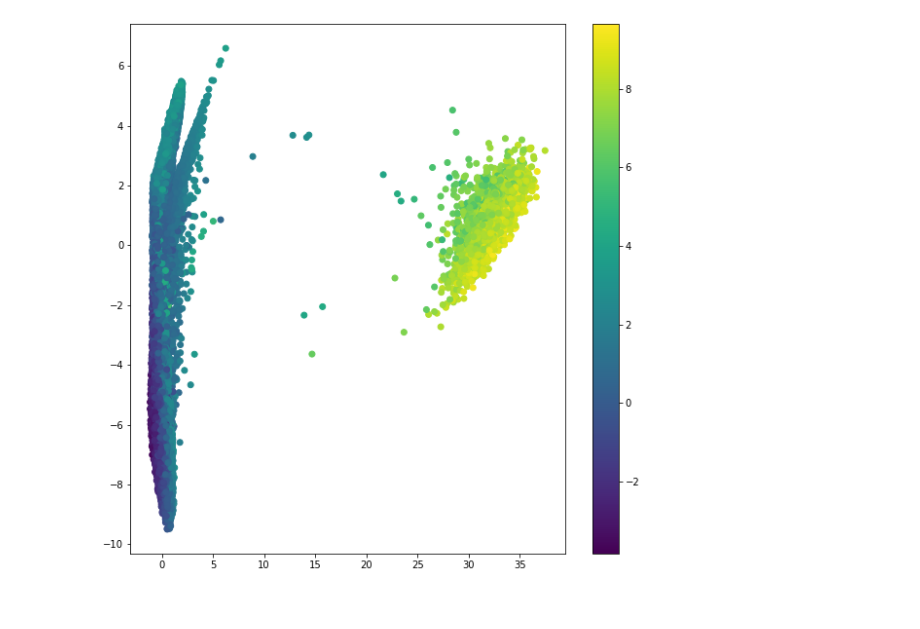
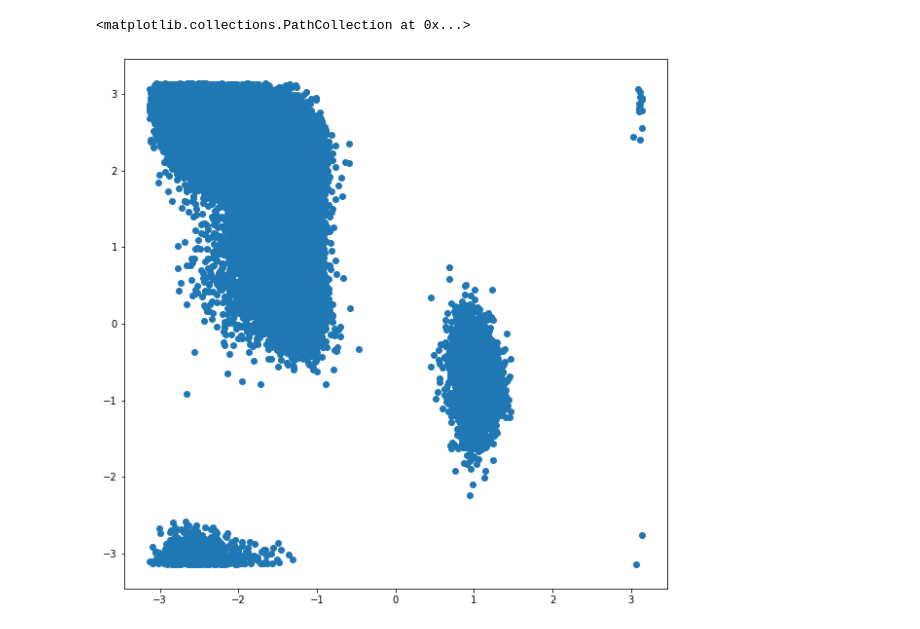
Before and after one commit to amtmanski/AEs, a Jupyter notebook: tae.ipynb, the cells around one changed output. Drawn from its saved outputs; the diff is of its cells as text; code cells hidden in the pictures.

```diff
--- a/tae.ipynb
+++ b/tae.ipynb
@@ -29,2 +178,0 @@ data
-# %%
-data = data.drop(columns='time')
@@ -244,7 +179,8 @@ out = out.detach().numpy()
 # %%
 fig = plt.figure(figsize=(10, 10))
-plt.scatter(out[:,2], out[:,1], c=out[:,0])
-plt.colorbar()
-fig.savefig('reduced.png', dpi=200)
+plt.scatter(data['phi'], data['psi'])
+plt.show()
+#fig.savefig('reduced.png', dpi=200)
 # %% [output]
+<matplotlib.collections.PathCollection at 0x...>
-[figure, old version]
+[figure, new version]
```
Also changed, not shown: parts of 34 cells of this notebook, 12 other files.
